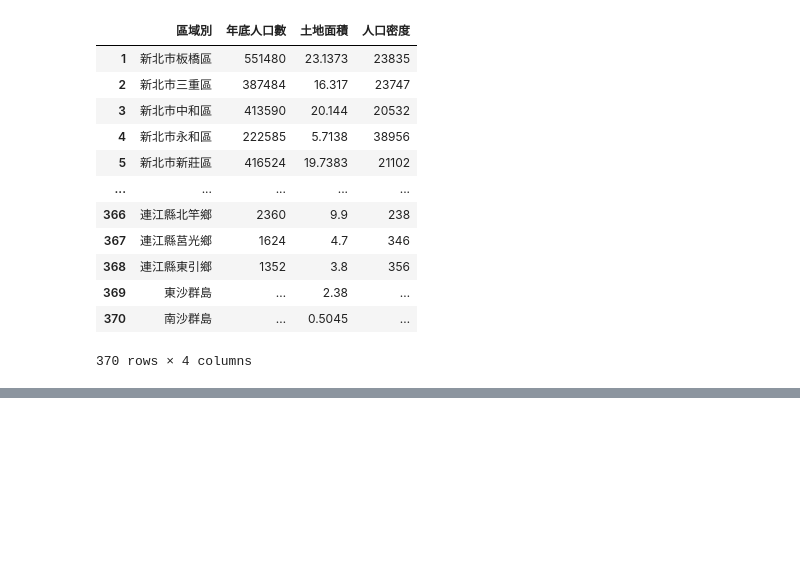
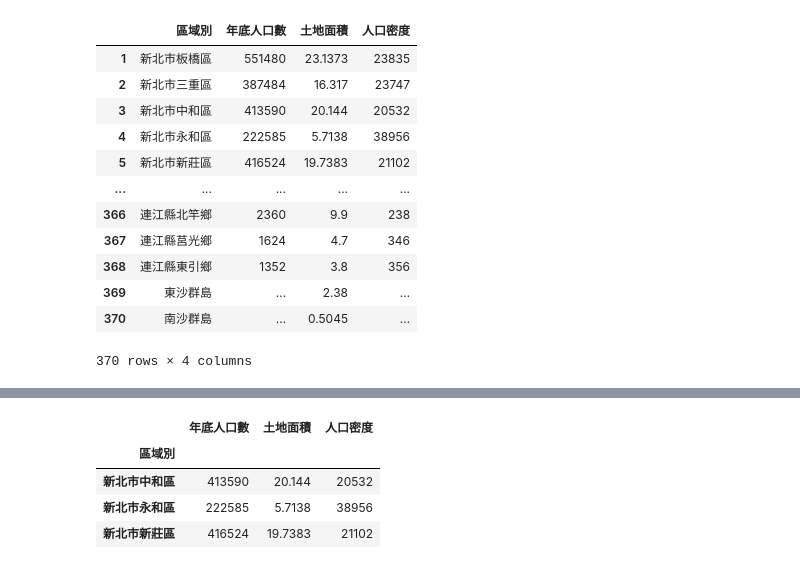
Before and after one commit to chainmine55/2023_11_16Python, a Jupyter notebook: lesson17/lesson17_2.ipynb, the cells around one changed output, grey strips where cells are left out. Cells and saved outputs as stored; diff of their text form; code cells hidden in the pictures; blank space fills up the shorter version.

```diff
--- a/lesson17/lesson17_2.ipynb
+++ b/lesson17/lesson17_2.ipynb
@@ -102,0 +139,8 @@ dataFrame4
+# %%
+dataFrame5.loc[['新北市中和區','新北市永和區','新北市新莊區']]
+# %% [output]
+|  | 年底人口數 | 土地面積 | 人口密度 |
+| 區域別 |  |  |  |
+| 新北市中和區 | 413590 | 20.144 | 20532 |
+| 新北市永和區 | 222585 | 5.7138 | 38956 |
+| 新北市新莊區 | 416524 | 19.7383 | 21102 |
```
Also changed, not shown: parts of 2 cells of this notebook.
